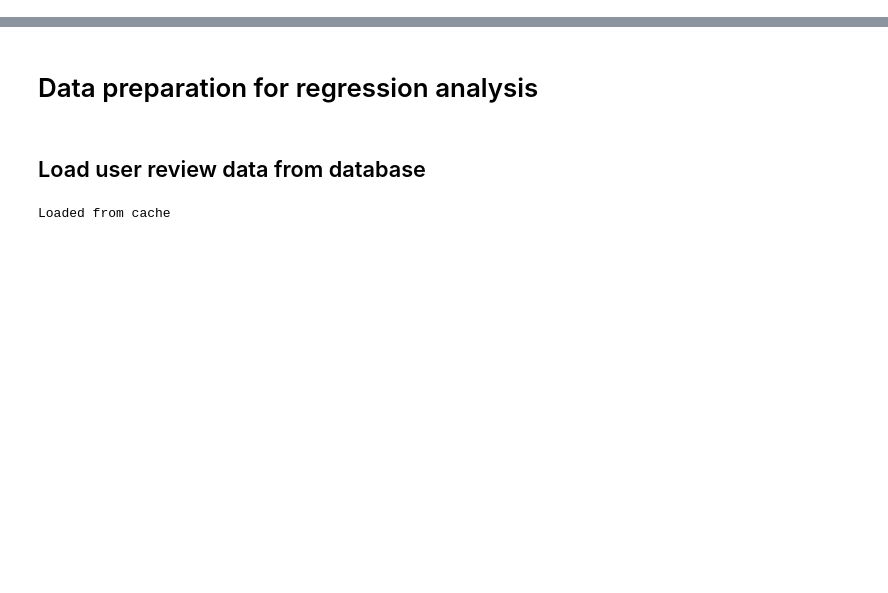
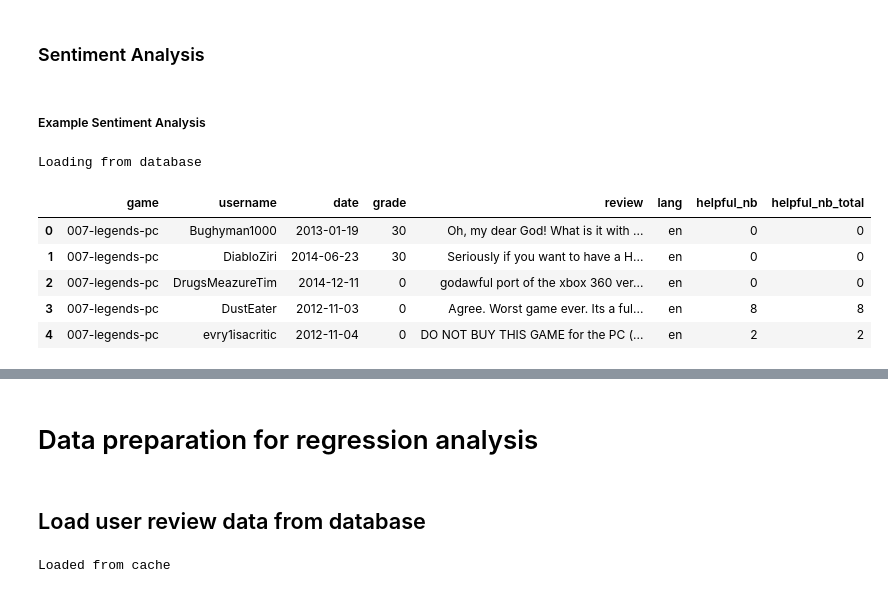
Before and after one commit to Wolfpack-Inc/stategy-business-models, a Jupyter notebook: data-cleaning/final-data-cleaning/final-data-cleaning.ipynb, the cells around one changed output, grey strips where cells are left out. Drawn from its saved outputs; the diff is of its cells as text; code cells hidden in the pictures; blank space fills up the shorter version.

```diff
--- a/data-cleaning/final-data-cleaning/final-data-cleaning.ipynb
+++ b/data-cleaning/final-data-cleaning/final-data-cleaning.ipynb
@@ -0,0 +1,2 @@
+# %% [markdown]
+### Sentiment Analysis
@@ -0,0 +38,13 @@
+# %% [markdown]
+##### Example Sentiment Analysis
+# %%
+### DataFrame Pre-Sentiment Analysis ###
+reviews.head()
+# %% [output]
+Loading from database
+|  | game | username | date | grade | review | lang | helpful_nb | helpful_nb_total |
+| 0 | 007-legends-pc | Bughyman1000 | 2013-01-19 | 30 | Oh, my dear God! What is it with ... | en | 0 | 0 |
+| 1 | 007-legends-pc | DiabloZiri | 2014-06-23 | 30 | Seriously if you want to have a H... | en | 0 | 0 |
+| 2 | 007-legends-pc | DrugsMeazureTim | 2014-12-11 | 0 | godawful port of the xbox 360 ver... | en | 0 | 0 |
+| 3 | 007-legends-pc | DustEater | 2012-11-03 | 0 | Agree. Worst game ever. Its a ful... | en | 8 | 8 |
+| 4 | 007-legends-pc | evry1isacritic | 2012-11-04 | 0 | DO NOT BUY THIS GAME for the PC (... | en | 2 | 2 |
```
Also changed, not shown: parts of 8 cells of this notebook, 2 other files.
